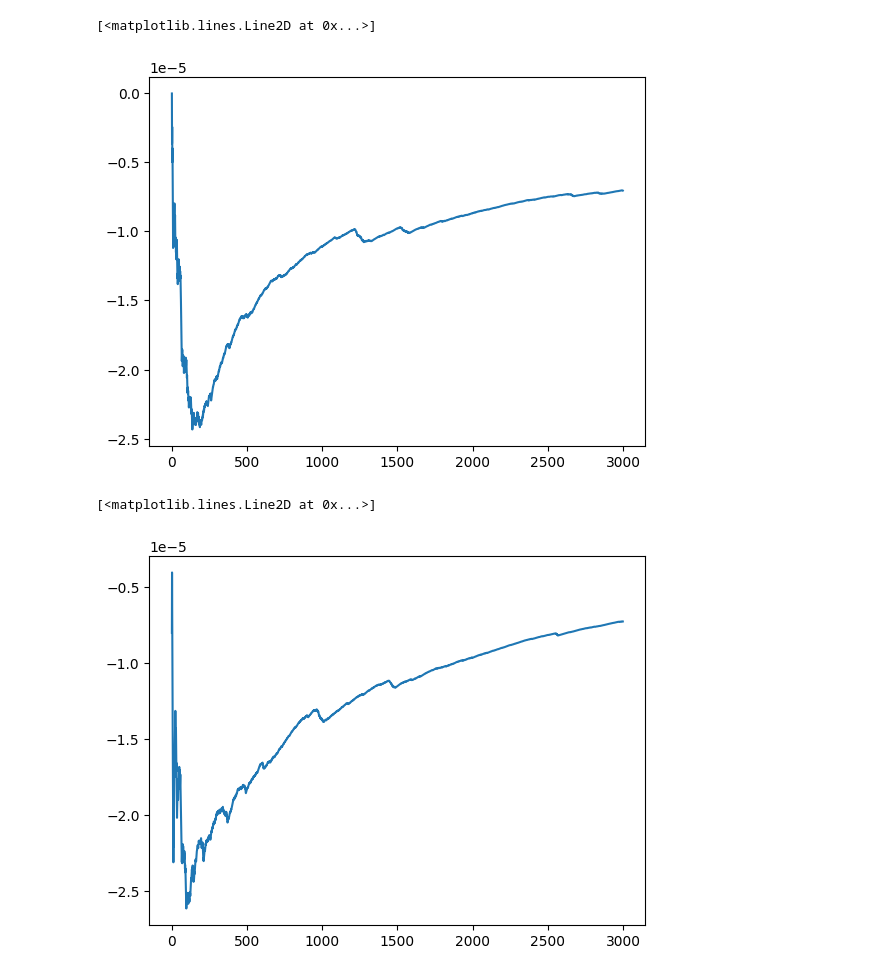
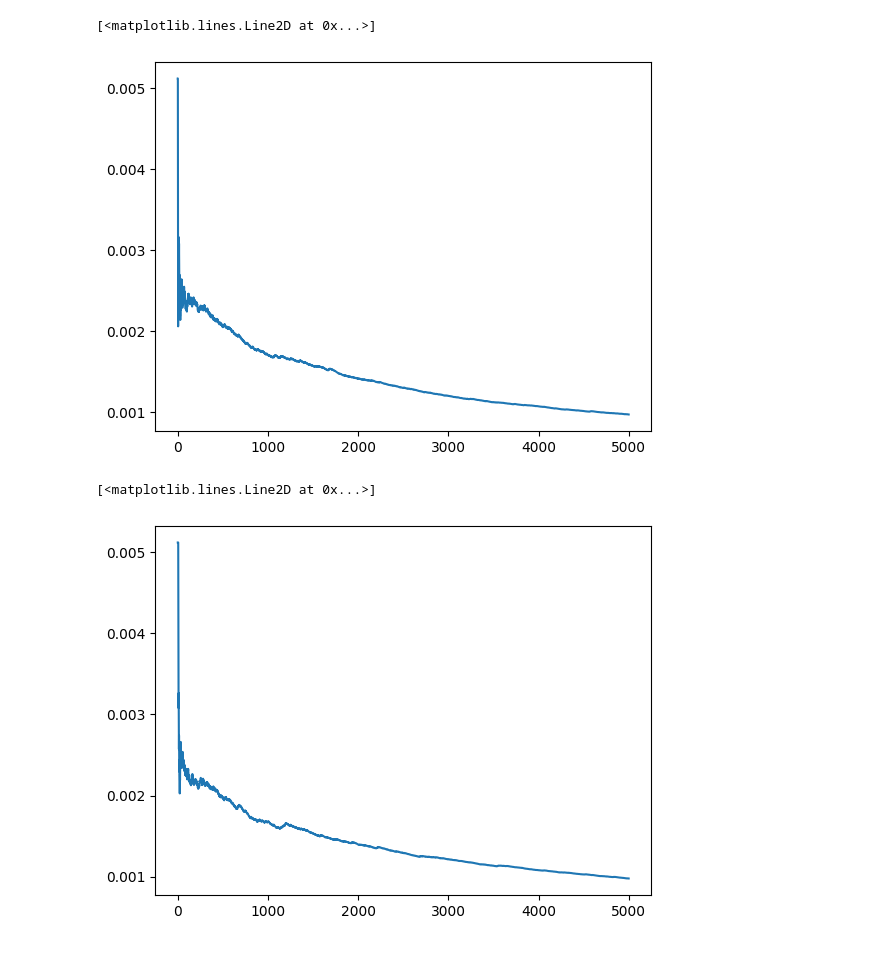
Before and after one commit to parthatom/Estimation_bias_Q_Learning, a Jupyter notebook: Cloud_vs_Local.ipynb, the cells around one changed output. Saved outputs shown, nothing was run; the diff lists cells and outputs as text; code cells hidden in the pictures.

```diff
--- a/Cloud_vs_Local.ipynb
+++ b/Cloud_vs_Local.ipynb
@@ -5,7 +5,7 @@ import statistics as stat
 # %%
 B = 512;C = 10000;W = 1.4 * pow(10,6)
 #w_I = w_M = pow(10,-30)
-f_I = pow(10,14);f_M = pow(10,12)
+f_I = pow(10,9);f_M = pow(10,12)
 N_0 = pow(10,-16);P = 0.5
 
 def arrival_and_departure_times(param1,param2,N):
@@ -35,7 +35,7 @@ def next_state(local_pos,cloud_pos,action):
     return  (new_local_pos,new_cloud_pos,reward)
 # %%
 def Server_Q_learning():
-    N = 3000
+    N = 5000
     gamma = 0.9
     n = 50
     reward_list = []
@@ -81,9 +81,9 @@ def Server_Q_learning():
 # %%
 r_list_q,r_sum_list_q,r_sum_avg_list_q,local_actions_q = Server_Q_learning()
 # %%
-plt.plot(r_sum_avg_list_q)
+plt.plot(-r_sum_avg_list_q)
 # %% [output]
 [<matplotlib.lines.Line2D at 0x...>]
-[figure, old version]
+[figure, new version]
 # %%
 def Server_DoubleQ_learning():
@@ -140,9 +140,9 @@ def Server_DoubleQ_learning():
 # %%
 r_list_dq,r_sum_list_dq,r_sum_avg_list_dq,local_actions_dq = Server_DoubleQ_learning()
 # %%
-plt.plot(r_sum_avg_list_dq)
+plt.plot(-r_sum_avg_list_dq)
 # %% [output]
 [<matplotlib.lines.Line2D at 0x...>]
-[figure, old version]
+[figure, new version]
 # %%
 def Server_SwitchQ_learning():
```
Also changed, not shown: parts of 6 cells of this notebook.
